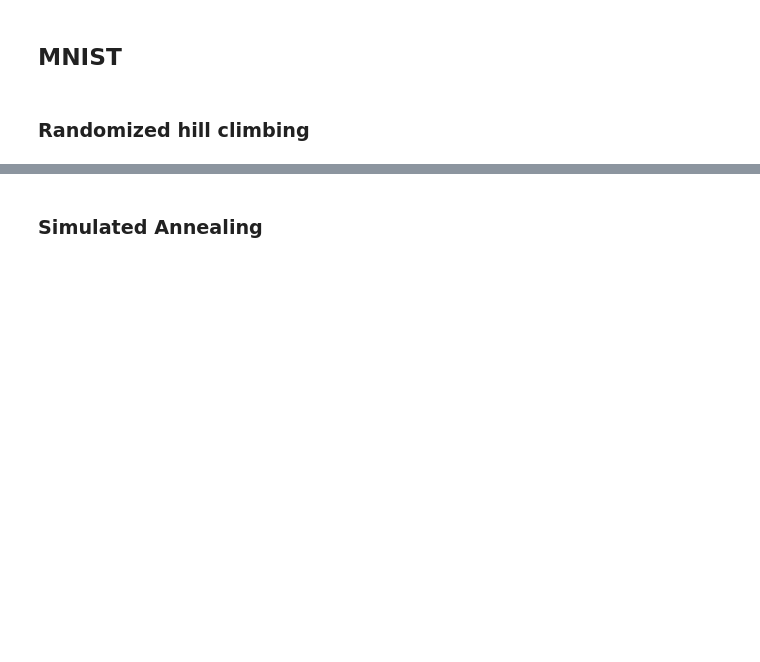
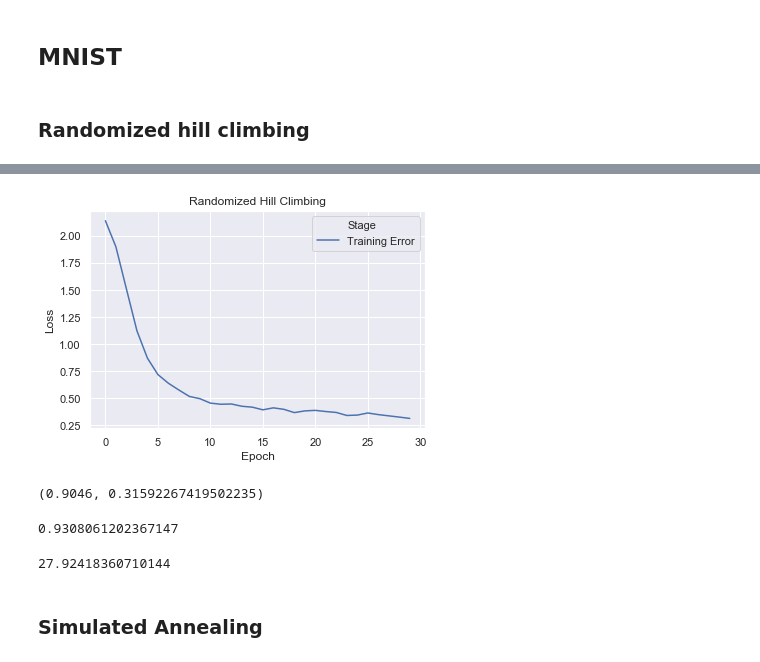
Before and after one commit to mkecera/cs7641-randomized-optimization, a Jupyter notebook: assignment2.ipynb, the cells around one changed output, grey strips where cells are left out. Saved outputs shown, nothing was run; the diff lists cells and outputs as text; code cells hidden in the pictures; blank space fills up the shorter version.

```diff
--- a/assignment2.ipynb
+++ b/assignment2.ipynb
@@ -579,10 +583,12 @@ def trainNN(model):
         # print("Testing Loss  =", (testingLoss))
 
         lossData.append([e, running_loss/len(trainloader), 'Training Error'])
-        lossData.append([e, testingLoss, 'Testing Error'])
-        accData.append([e, correctCount / allCount])
+        # lossData.append([e, testingLoss, 'Testing Error'])
+        # accData.append([e, correctCount / allCount])
 
         runTime.append(time.time() - startTime)
 
     return lossData, accData, runTime
     print("\nTraining Time (in minutes) =",(time.time()-time0)/60)
+# %%
+lossDataBaseline, accDataBaseline, runtime = trainNN(model)
@@ -588,0 +613,22 @@ def trainNN(model):
+# %%
+lossDataBaseline = pd.DataFrame.from_records(lossDataBaseline, columns=["Epoch", "Loss", "Stage"])
+# %%
+# vizualize train and test error across iterations
+sns.set(
+    style="darkgrid"
+    )
+
+# sns.lineplot(
+#     x="Epoch", y="Loss",
+#     hue="Stage",
+#     data=lossDataBaseline
+#     ).set_title('Baseline NN')
+
+sns_plot = sns.lineplot(
+    x="Epoch", y="Loss",
+    hue="Stage",
+    data=lossDataBaseline
+    ).set_title('Randomized Hill Climbing')
+sns_plot.get_figure().savefig(save_path + "nn-randomized-hill.png", dpi=100)
+# %% [output]
+[figure, added]
@@ -589,3 +637,15 @@ def trainNN(model):
+# %%
+correctCount / allCount, testingLoss
+# %% [output]
+(0.9046, 0.31592267419502235)
+# %%
+np.mean(runtime)
+# %% [output]
+0.9308061202367147
+# %%
+np.mean(runtime) * len(runtime)
+# %% [output]
+27.92418360710144
 # %%
 def trainNN_randomized_hill_climbing(model, stdev, restarts, max_iter):
     # optimizer = optim.SGD(model.parameters(), lr=0.001, momentum=0.9)
```
Also changed, not shown: parts of 4 cells of this notebook.
